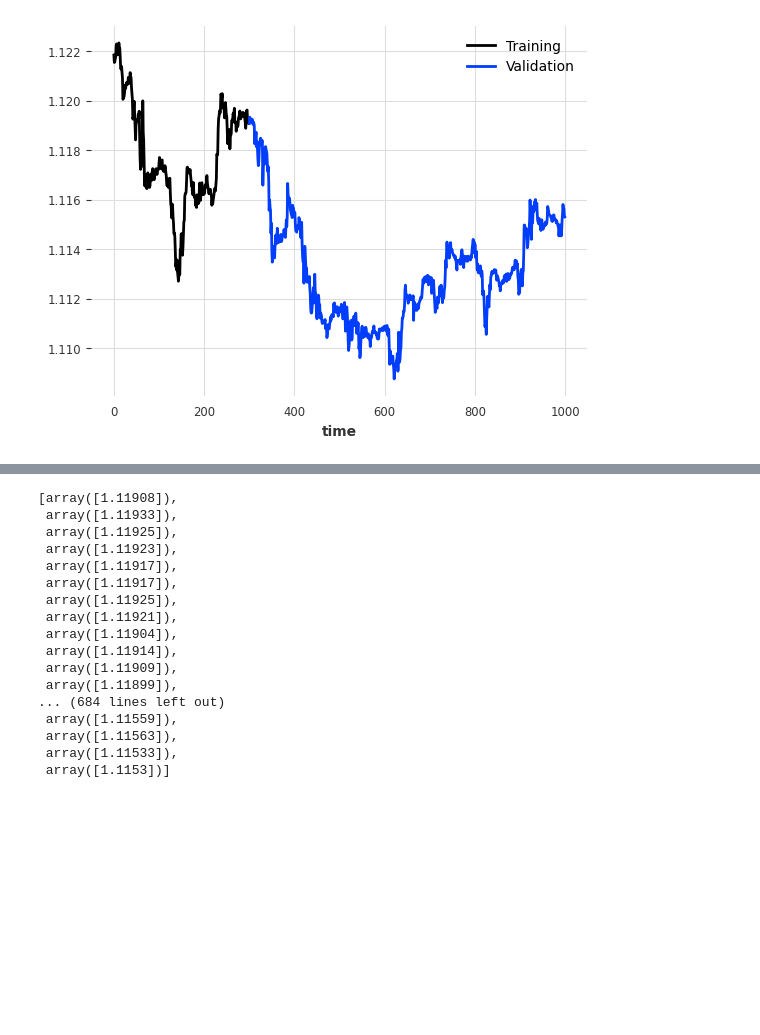
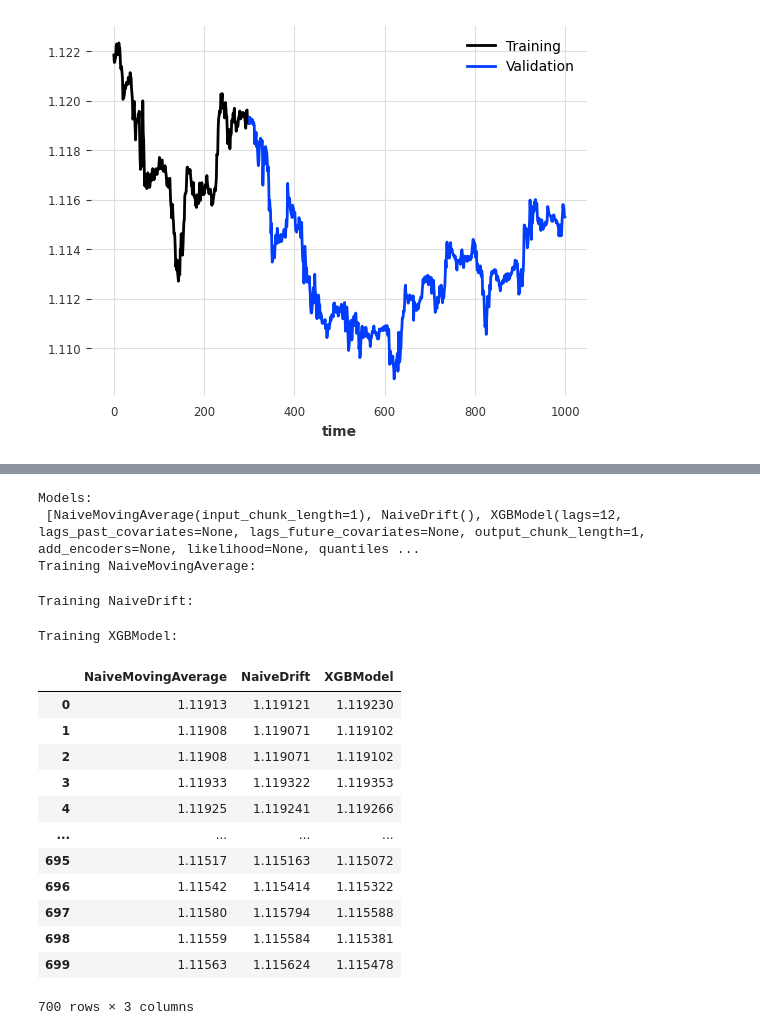
Before and after one commit to Paul-Jarschke/Time-Series-Ensembles, a Jupyter notebook: project/forecasting.ipynb, the cells around one changed output, grey strips where cells are left out. Saved outputs shown, nothing was run; the diff lists cells and outputs as text; code cells hidden in the pictures; blank space fills up the shorter version.

Commit message:
univariate pipeline fixed

```diff
--- a/project/forecasting.ipynb
+++ b/project/forecasting.ipynb
@@ -65,38 +63,3 @@ model_RF = RandomForest(lags=12)
 model_AutoARIMA = AutoARIMA()
 
 models = [model_naive, model_naive_drift, model_XGB]
-# %%
-import pandas as pd
-
-def hfc_models(models, target_series):
-
-    #
-    predictions = {}
-
-    for model in models:
-        historical_fc = model.historical_forecasts(
-            target_series,
-            start=0.3,
-            forecast_horizon=1,
-            verbose=True,
-            show_warnings=False
-        )
-
-        # Tranbsform darts' TimeSeries to list of values
-        prediction_values = list(historical_fc.values().flatten())
-
-        # Remove last element of historical forecast, since there is no target value for comparison
-        prediction_values.pop()
-
-        # Using the model's name as the column label
-        model_name = type(model).__name__
-        predictions[model_name] = prediction_values
-
-    # Creating a DataFrame from the predictions dictionary
-    predictions_df = pd.DataFrame(predictions)
-
-    return predictions_df
-
-# Example usage
-predictions_df = hfc_models(models, target_series)
-print(predictions_df)
@@ -139,22 +67,3 @@ Attributes:
 from utils.helpers import timeseries_to_array
 
 target_values = timeseries_to_array(val, pop=False)
-target_values
-# %% [output]
-[array([1.11908]),
- array([1.11933]),
- array([1.11925]),
- array([1.11923]),
- array([1.11917]),
- array([1.11917]),
- array([1.11925]),
- array([1.11921]),
- array([1.11904]),
- array([1.11914]),
- array([1.11909]),
- array([1.11899]),
-... (684 lines left out)
- array([1.11559]),
- array([1.11563]),
- array([1.11533]),
- array([1.1153])]
@@ -160,0 +73,24 @@ target_values
+# %%
+print(f'Models:\n {univariate_models}')
+
+# Historically train univariate models
+hfc_models(univariate_models, target_series)
+# %% [output]
+Models:
+ [NaiveMovingAverage(input_chunk_length=1), NaiveDrift(), XGBModel(lags=12, lags_past_covariates=None, lags_future_covariates=None, output_chunk_length=1, add_encoders=None, likelihood=None, quantiles ...
+Training NaiveMovingAverage:
+Training NaiveDrift:
+Training XGBModel:
+|  | NaiveMovingAverage | NaiveDrift | XGBModel |
+| 0 | 1.11913 | 1.119121 | 1.119230 |
+| 1 | 1.11908 | 1.119071 | 1.119102 |
+| 2 | 1.11908 | 1.119071 | 1.119102 |
+| 3 | 1.11933 | 1.119322 | 1.119353 |
+| 4 | 1.11925 | 1.119241 | 1.119266 |
+| ... | ... | ... | ... |
+| 695 | 1.11517 | 1.115163 | 1.115072 |
+| 696 | 1.11542 | 1.115414 | 1.115322 |
+| 697 | 1.11580 | 1.115794 | 1.115588 |
+| 698 | 1.11559 | 1.115584 | 1.115381 |
+| 699 | 1.11563 | 1.115624 | 1.115478 |
+700 rows × 3 columns
```
Also changed, not shown: parts of 4 cells of this notebook, 1 other file.
